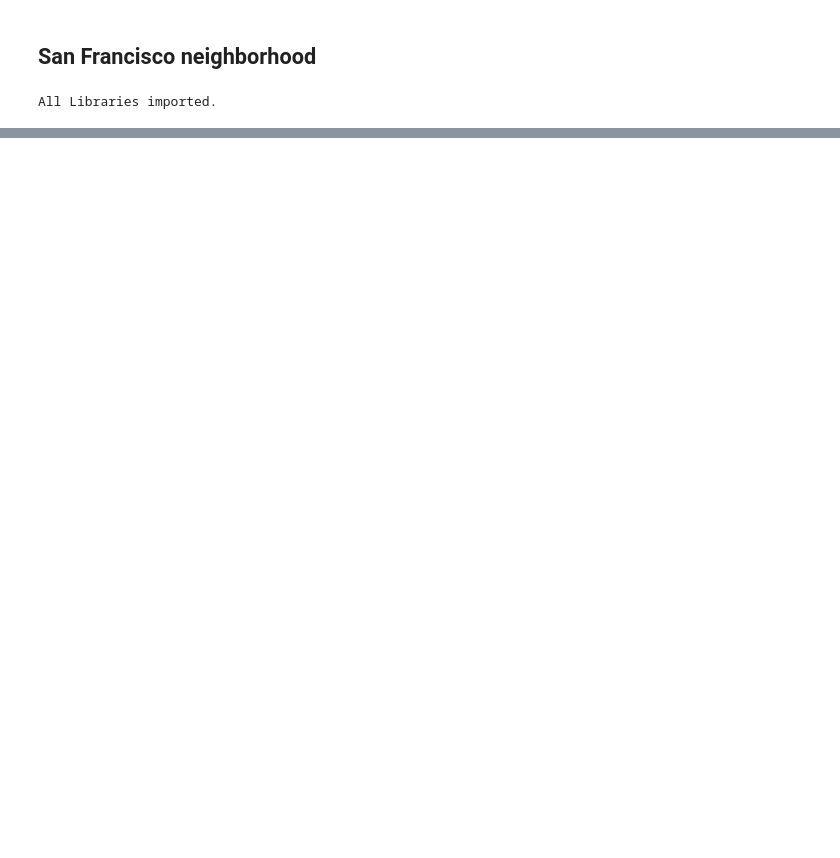
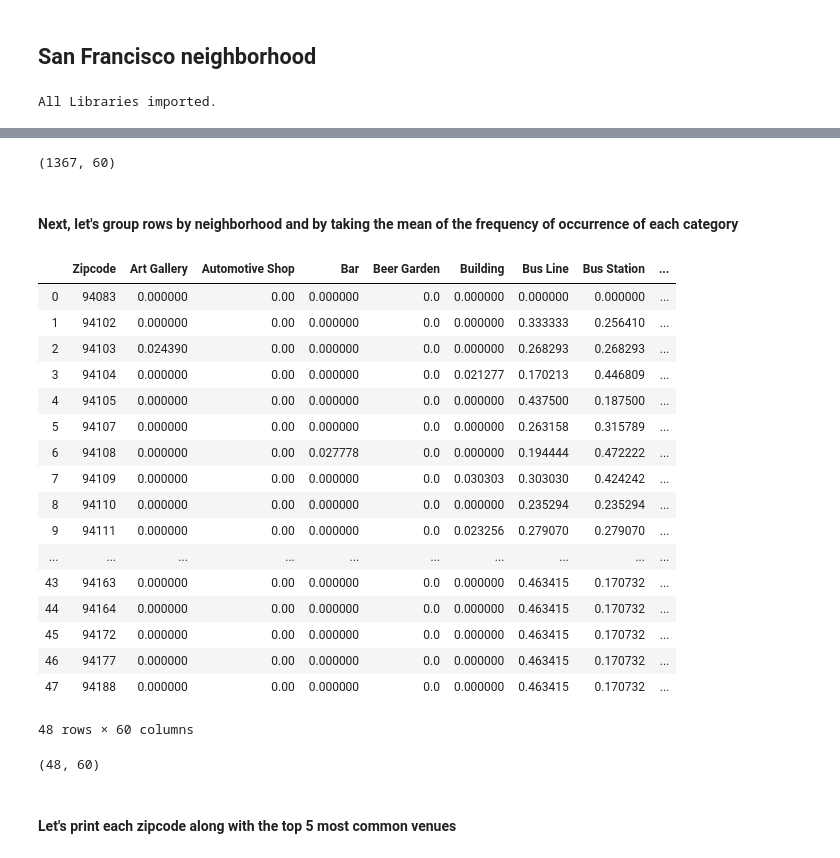
Before and after one commit to umano-git/ibm-ads-capstone, a Jupyter notebook: umano-Capstone-BattleOfNeighborhoods.ipynb, the cells around one changed output, grey strips where cells are left out. Cells and saved outputs as stored; diff of their text form; code cells hidden in the pictures; blank space fills up the shorter version.

```diff
--- a/umano-Capstone-BattleOfNeighborhoods.ipynb
+++ b/umano-Capstone-BattleOfNeighborhoods.ipynb
@@ -134,0 +108,17 @@ map_sf
+# %%
+# removed the foursquare API credentials for privacy concerns
+
+VERSION = '20200725'
+LIMIT = 30
+radius = 500
+
+def get_venue_df(search_query,v_lat,v_lng):
+    url = 'https://api.foursquare.com/v2/venues/search?client_id={}&client_secret={}&ll={},{}&v={}&query={}&radius={}&limit={}'.format(CLIENT_ID, CLIENT_SECRET, v_lat, v_lng, VERSION, search_query, radius, LIMIT)
+    results = requests.get(url).json()
+
+    # assign relevant part of JSON to venues
+    venues = results['response']['venues']
+
+    # tranform venues into a dataframe
+    venuedf = json_normalize(venues)
+    return venuedf
@@ -134,0 +226,12 @@ map_sf
+# %%
+# one hot encoding
+sfo_onehot = pd.get_dummies(sfo_venues[['Venue Category']], prefix="", prefix_sep="")
+
+# add zipcode column back to dataframe
+sfo_onehot['Zipcode'] = sfo_venues['Zipcode']
+
+# move neighborhood column to the first column
+fixed_columns = [sfo_onehot.columns[-1]] + list(sfo_onehot.columns[:-1])
+sfo_onehot = sfo_onehot[fixed_columns]
+
+sfo_onehot.head()
@@ -134,0 +246,34 @@ map_sf
+# %%
+sfo_onehot.shape
+# %% [output]
+(1367, 60)
+# %% [markdown]
+#### Next, let's group rows by neighborhood and by taking the mean of the frequency of occurrence of each category
+# %%
+sfo_grouped = sfo_onehot.groupby('Zipcode').mean().reset_index()
+sfo_grouped
+# %% [output]
+|  | Zipcode | Art Gallery | Automotive Shop | Bar | Beer Garden | Building | Bus Line | Bus Station | ... |
+| 0 | 94083 | 0.000000 | 0.00 | 0.000000 | 0.0 | 0.000000 | 0.000000 | 0.000000 | ... |
+| 1 | 94102 | 0.000000 | 0.00 | 0.000000 | 0.0 | 0.000000 | 0.333333 | 0.256410 | ... |
+| 2 | 94103 | 0.024390 | 0.00 | 0.000000 | 0.0 | 0.000000 | 0.268293 | 0.268293 | ... |
+| 3 | 94104 | 0.000000 | 0.00 | 0.000000 | 0.0 | 0.021277 | 0.170213 | 0.446809 | ... |
+| 4 | 94105 | 0.000000 | 0.00 | 0.000000 | 0.0 | 0.000000 | 0.437500 | 0.187500 | ... |
+| 5 | 94107 | 0.000000 | 0.00 | 0.000000 | 0.0 | 0.000000 | 0.263158 | 0.315789 | ... |
+| 6 | 94108 | 0.000000 | 0.00 | 0.027778 | 0.0 | 0.000000 | 0.194444 | 0.472222 | ... |
+| 7 | 94109 | 0.000000 | 0.00 | 0.000000 | 0.0 | 0.030303 | 0.303030 | 0.424242 | ... |
+| 8 | 94110 | 0.000000 | 0.00 | 0.000000 | 0.0 | 0.000000 | 0.235294 | 0.235294 | ... |
+| 9 | 94111 | 0.000000 | 0.00 | 0.000000 | 0.0 | 0.023256 | 0.279070 | 0.279070 | ... |
+| ... | ... | ... | ... | ... | ... | ... | ... | ... | ... |
+| 43 | 94163 | 0.000000 | 0.00 | 0.000000 | 0.0 | 0.000000 | 0.463415 | 0.170732 | ... |
+| 44 | 94164 | 0.000000 | 0.00 | 0.000000 | 0.0 | 0.000000 | 0.463415 | 0.170732 | ... |
+| 45 | 94172 | 0.000000 | 0.00 | 0.000000 | 0.0 | 0.000000 | 0.463415 | 0.170732 | ... |
+| 46 | 94177 | 0.000000 | 0.00 | 0.000000 | 0.0 | 0.000000 | 0.463415 | 0.170732 | ... |
+| 47 | 94188 | 0.000000 | 0.00 | 0.000000 | 0.0 | 0.000000 | 0.463415 | 0.170732 | ... |
+48 rows × 60 columns
+# %%
+sfo_grouped.shape
+# %% [output]
+(48, 60)
+# %% [markdown]
+#### Let's print each zipcode along with the top 5 most common venues
```
Also changed, not shown: parts of 35 cells of this notebook.
